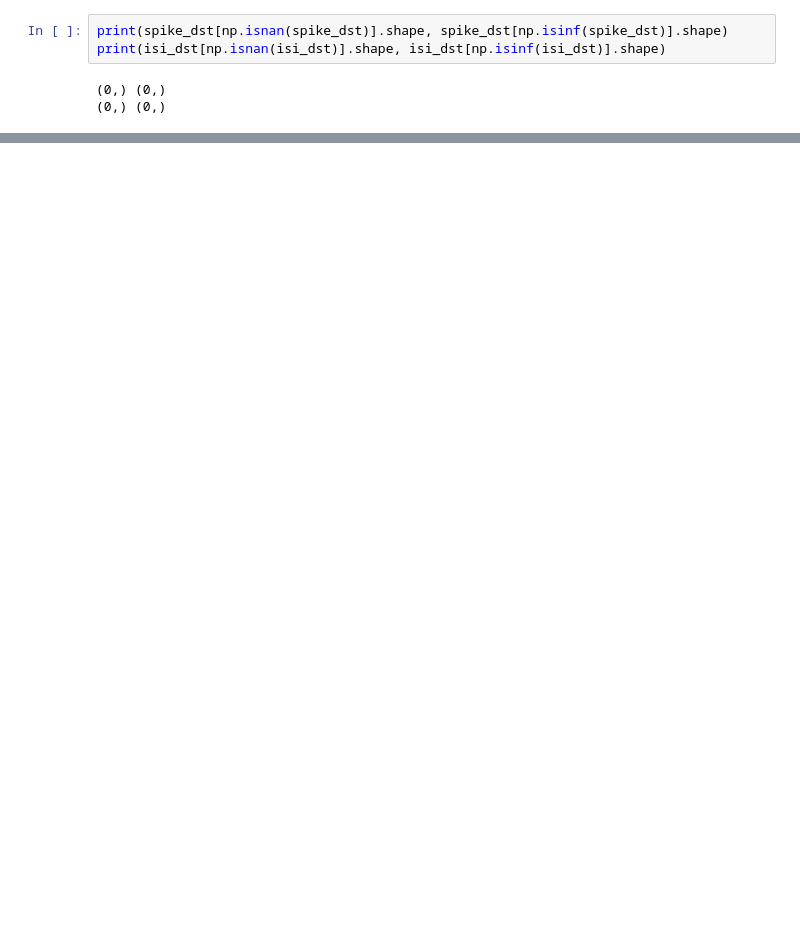
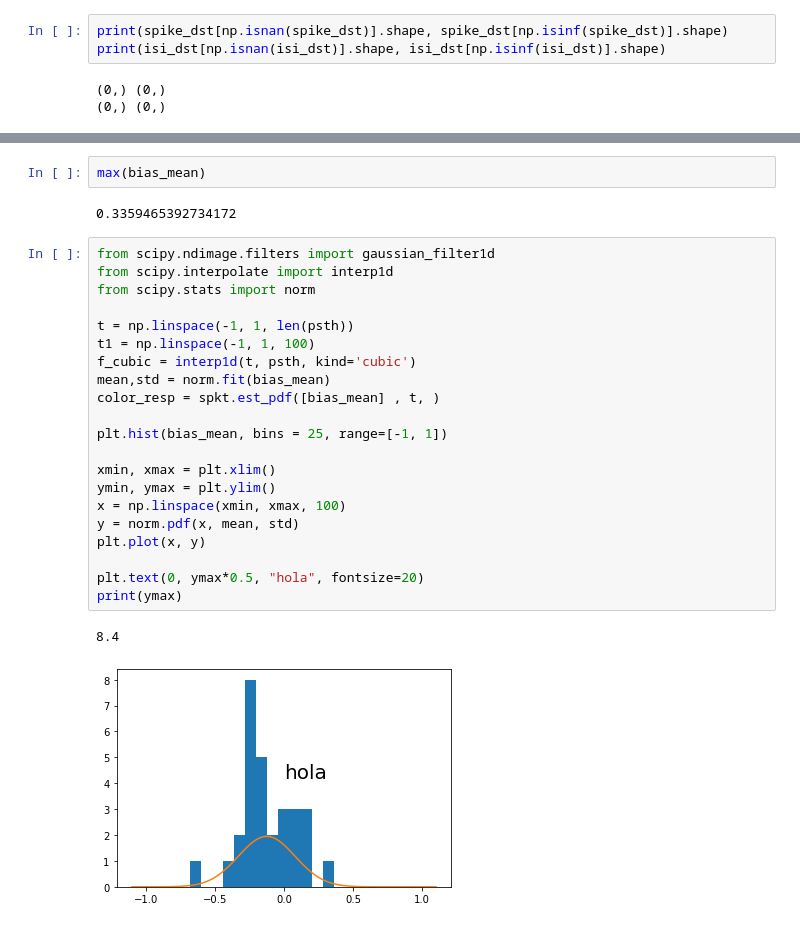
Before and after one commit to pabloreyesrobles/chirp-features, a Jupyter notebook: rgc_clustering.ipynb, the cells around one changed output, grey strips where cells are left out. Saved outputs shown, nothing was run; the diff lists cells and outputs as text; blank space fills up the shorter version.

```diff
--- a/rgc_clustering.ipynb
+++ b/rgc_clustering.ipynb
@@ -738,0 +784,28 @@ plt.savefig('{}/{}/dend_flash_chirp.png'.format(cls_folder, ctype))
+# %%
+max(bias_mean)
+# %% [output]
+0.3359465392734172
+# %%
+from scipy.ndimage.filters import gaussian_filter1d
+from scipy.interpolate import interp1d
+from scipy.stats import norm
+
+t = np.linspace(-1, 1, len(psth))
+t1 = np.linspace(-1, 1, 100)
+f_cubic = interp1d(t, psth, kind='cubic')
+mean,std = norm.fit(bias_mean)
+color_resp = spkt.est_pdf([bias_mean] , t, )
+
+plt.hist(bias_mean, bins = 25, range=[-1, 1])
+
+xmin, xmax = plt.xlim()
+ymin, ymax = plt.ylim()
+x = np.linspace(xmin, xmax, 100)
+y = norm.pdf(x, mean, std)
+plt.plot(x, y)
+
+plt.text(0, ymax*0.5, "hola", fontsize=20)
+print(ymax)
+# %% [output]
+8.4
+[figure, added]
```
Also changed, not shown: parts of 18 cells of this notebook, 1 other file.
